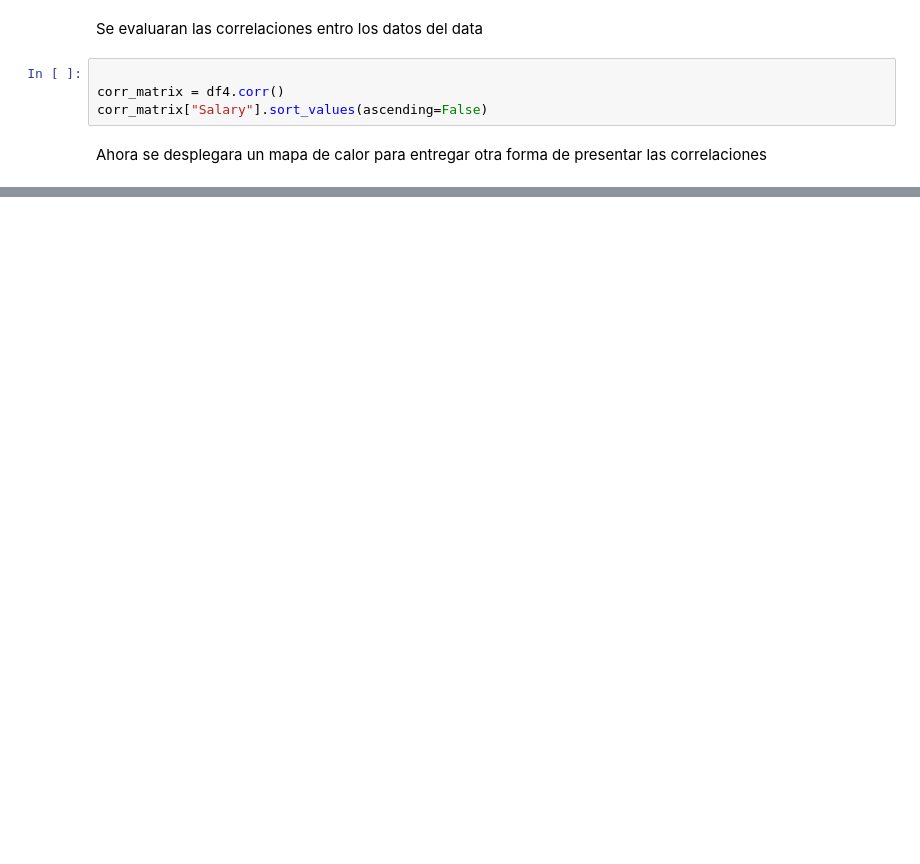
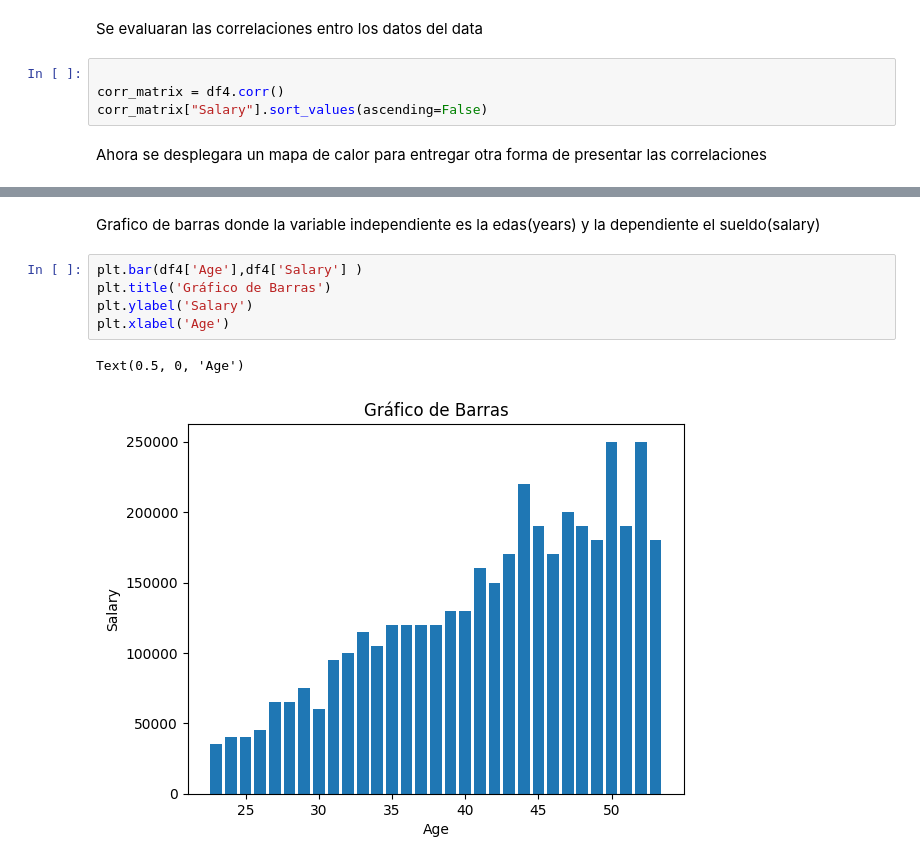
Before and after one commit to AlejoBovet/MachineLearningPublic, a Jupyter notebook: Practica1.ipynb, the cells around one changed output, grey strips where cells are left out. Cells and saved outputs as stored; diff of their text form; blank space fills up the shorter version.

```diff
--- a/Practica1.ipynb
+++ b/Practica1.ipynb
@@ -129,0 +284,10 @@ plt.show()
+# %% [markdown]
+Grafico de barras donde la variable independiente es la edas(years) y la dependiente el sueldo(salary)
+# %%
+plt.bar(df4['Age'],df4['Salary'] )
+plt.title('Gráfico de Barras')
+plt.ylabel('Salary')
+plt.xlabel('Age')
+# %% [output]
+Text(0.5, 0, 'Age')
+[figure, added]
```
Also changed, not shown: parts of 26 cells of this notebook.
